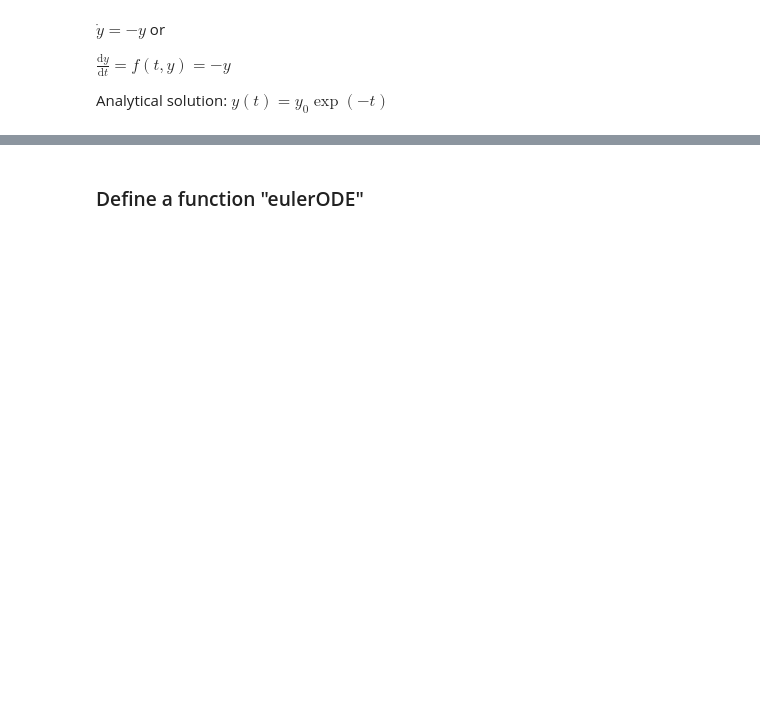
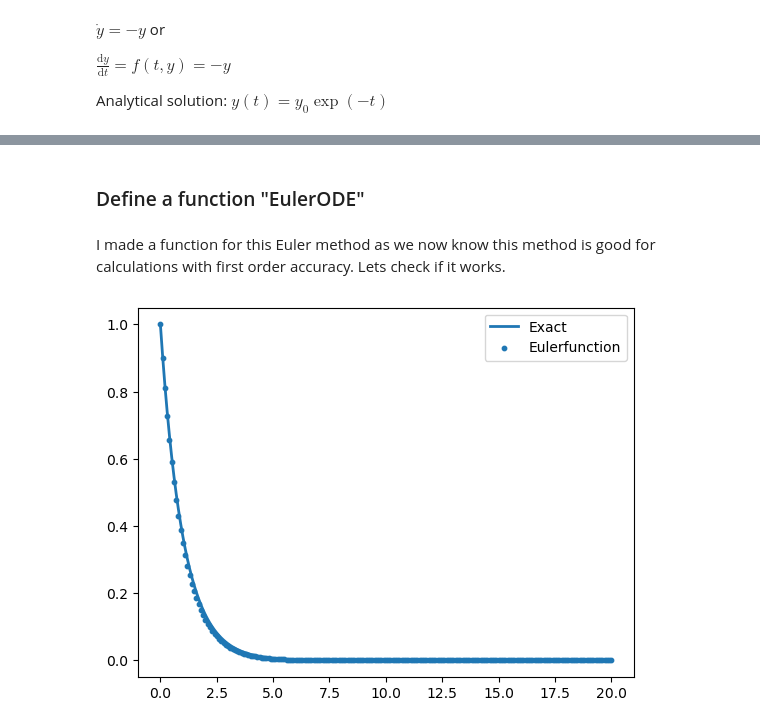
Before and after one commit to rammanohartk/ODE-Solver, a Jupyter notebook: notebooks/01_Euler-Method.ipynb, the cells around one changed output, grey strips where cells are left out. Cells and saved outputs as stored; diff of their text form; code cells hidden in the pictures; blank space fills up the shorter version.

```diff
--- a/notebooks/01_Euler-Method.ipynb
+++ b/notebooks/01_Euler-Method.ipynb
@@ -70,0 +89,29 @@ from euler import EulerODE
+# %%
+# Computing absolute and relative error
+t_array = np.array(t_values)
+y_array = np.array(y_values)
+
+y_exact = np.exp(-t_array)
+
+abs_error = np.abs(y_array - y_exact)
+rel_error = abs_error / np.abs(y_exact)
+
+
+
+# plotting absolute error
+
+abs_error = np.abs(y_array - y_exact)
+
+plt.plot(t_array, abs_error)
+plt.xlabel("Time")
+plt.ylabel("Absolute Error")
+plt.title("Absolute Error vs Time")
+plt.show()
+
+
+# plotting relative error
+plt.plot(t_array, rel_error)
+plt.xlabel("Time")
+plt.ylabel("Relative Error")
+plt.title("Relative Error vs Time")
+plt.show()
@@ -71,2 +240,22 @@ from euler import EulerODE
 # %% [markdown]
-### Define a function "eulerODE"
+### Define a function "EulerODE"
+# %% [markdown]
+I  made a function for this Euler method as we now know this method is good for calculations with first order accuracy. Lets check if it works.
+# %%
+import sys
+sys.path.append("../src")
+from euler import EulerODE
+import numpy as np
+import matplotlib.pyplot as plt
+def f(t, y):
+    return -y
+t, y = EulerODE(f, 0, 1, 200, 0.1)
+y_exact = np.exp(-t)
+
+plt.plot(t, y_exact, label="Exact")
+plt.scatter(t, y, s=10, label="Eulerfunction")
+
+plt.legend()
+plt.show()
+# %% [output]
+[figure, added]
```
Also changed, not shown: parts of 22 cells of this notebook, 1 other file.
